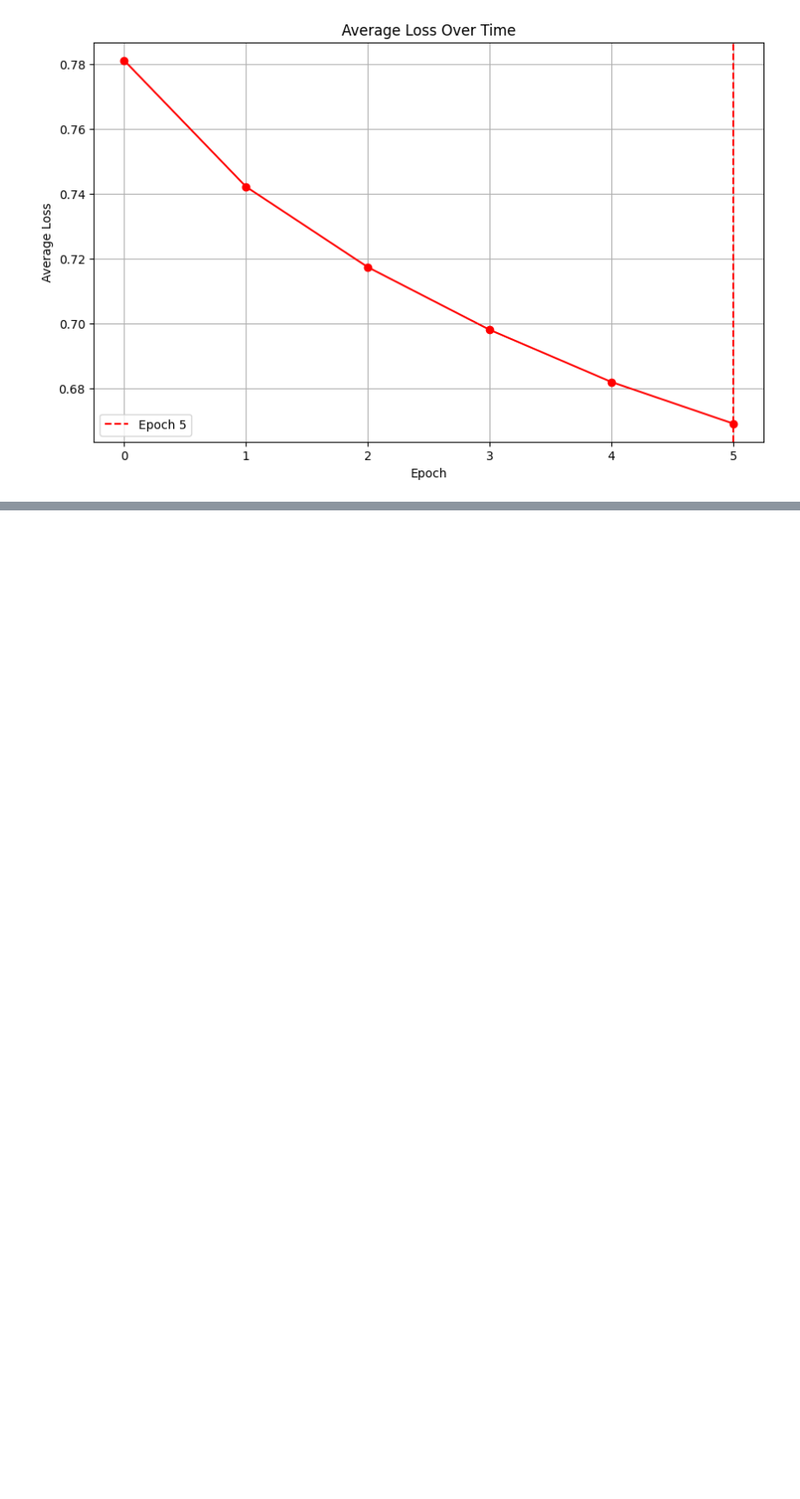
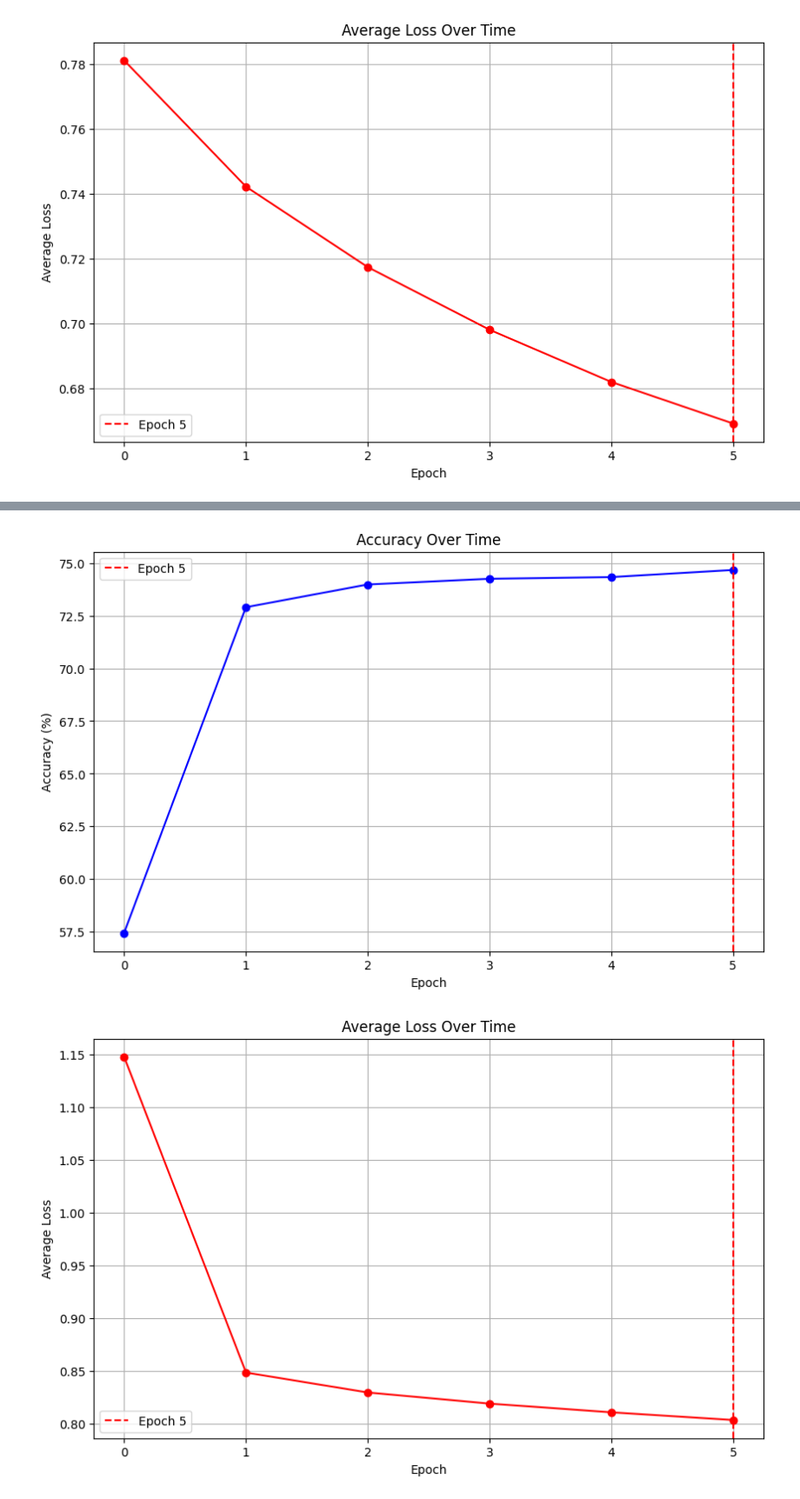
Before and after one commit to eguar11011/catastrophic_forgetting, a Jupyter notebook: Experiment_04_59/Predictions_performance.ipynb, the cells around one changed output, grey strips where cells are left out. Shown at 87% size. Cells and saved outputs as stored; diff of their text form; code cells hidden in the pictures; blank space fills up the shorter version.

```diff
--- a/Experiment_04_59/Predictions_performance.ipynb
+++ b/Experiment_04_59/Predictions_performance.ipynb
@@ -214,0 +264,36 @@ plt.show()
+# %%
+import matplotlib.pyplot as plt
+
+# Abrir y leer el archivo
+with open('logs/log_accuracy_loss_mini_Tuning.txt', 'r') as file:
+    accuracy_loss_list = eval(file.read())
+
+# Desempaquetar la lista en dos listas separadas
+accuracies, avg_losses = zip(*accuracy_loss_list)
+
+# Graficar la precisión (accuracy)
+plt.figure(figsize=(10, 6))
+plt.plot(accuracies, marker='o', linestyle='-', color='b')
+plt.title('Accuracy Over Time')
+plt.xlabel('Epoch')
+plt.ylabel('Accuracy (%)')
+plt.grid(True)
+# Añadir línea vertical en la epoch 24
+plt.axvline(x=5, color='r', linestyle='--', label='Epoch 5'); plt.legend()
+plt.show()
+
+# Graficar la pérdida promedio (avg loss)
+plt.figure(figsize=(10, 6))
+plt.plot(avg_losses, marker='o', linestyle='-', color='r')
+plt.title('Average Loss Over Time')
+plt.xlabel('Epoch')
+plt.ylabel('Average Loss')
+plt.grid(True)
+
+# Añadir línea vertical en la epoch 24
+plt.axvline(x=5, color='r', linestyle='--', label='Epoch 5'); plt.legend()
+
+plt.show()
+# %% [output]
+[figure, added]
+[figure, added]
```
Also changed, not shown: parts of 3 cells of this notebook, 2 other files.
